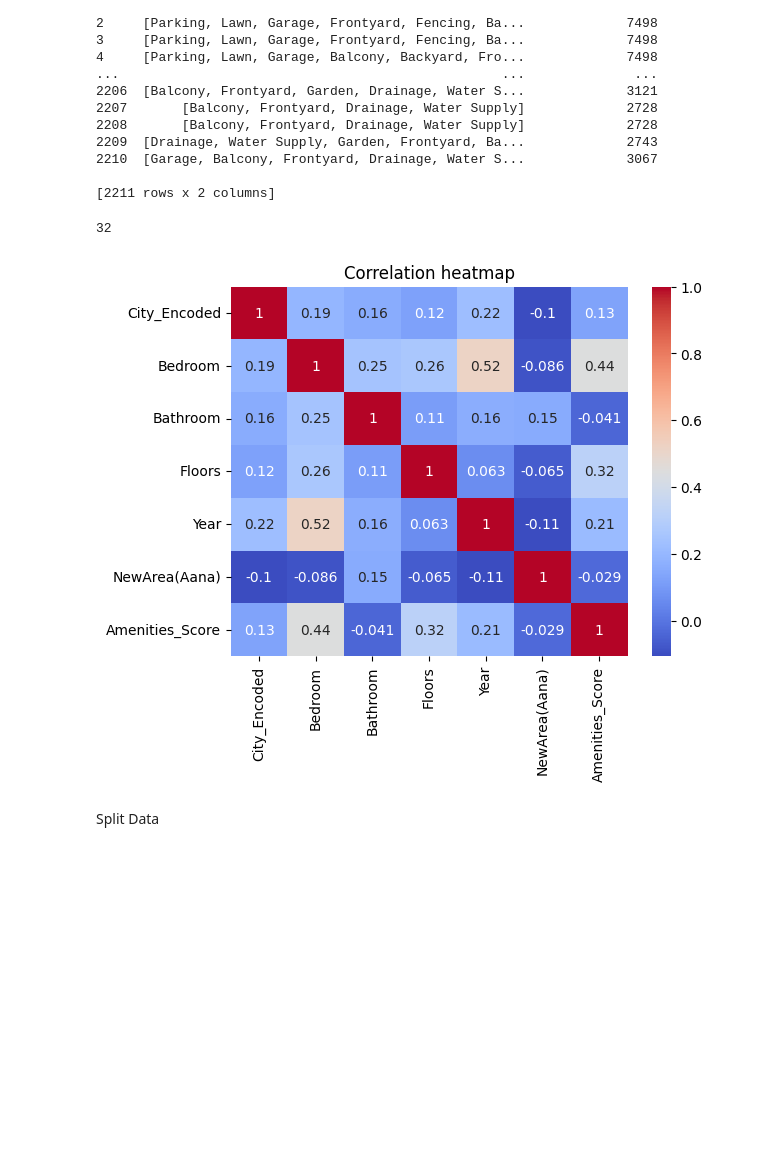
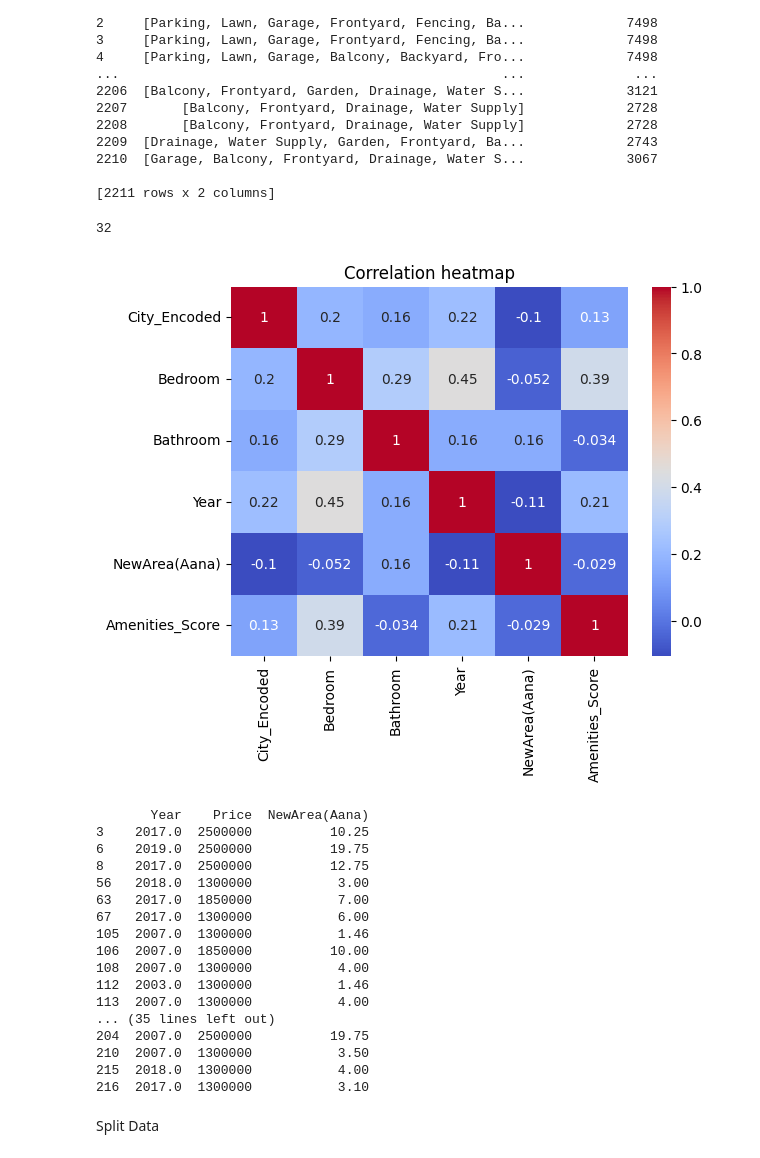
Before and after one commit to Swoyesh/House_Price_Predictor, a Jupyter notebook: housing.ipynb, the cells around one changed output. Cells and saved outputs as stored; diff of their text form; code cells hidden in the pictures; blank space fills up the shorter version.

```diff
--- a/housing.ipynb
+++ b/housing.ipynb
@@ -1068,7 +1058,7 @@ Pokhara
 # %%
 cleanData.loc[cleanData['Price'] <= 8000000, 'Bedroom'] = 1
 new_bedroom_pokhara = cleanData[(cleanData['City'] == "Pokhara") & (cleanData['Price'] == 64300000)]['Bedroom'].max()
-cleanData.loc[cleanData['Bedroom'] >= new_bedroom_pokhara, 'Bedroom'] = new_bedroom_pokhara
+cleanData.loc[(cleanData['Bedroom'] >= new_bedroom_pokhara) & (cleanData['City'] == "Pokhara"), 'Bedroom'] = new_bedroom_pokhara
 # %% [markdown]
 Bhaktapur
 # %%
@@ -1081,6 +1071,8 @@ chitwan_bedroom = cleanData[cleanData['City'] == "Chitwan"]['Bedroom'].max()
 print(cleanData[(cleanData['City'] == "Chitwan") & (cleanData['Bedroom'] == 9)][['Price', 'Year', 'Bathroom']])
 
 cleanData.loc[(cleanData['City'] == 'Chitwan') & (cleanData['Bedroom'] == 9) & (cleanData['Year'] > 2019.0), 'Bedroom'] = 4
+
+cleanData.loc[(cleanData['City'] == "Butwal") & (cleanData['Bedroom'] > bed_q3), 'Price'] = price_q3
 # %% [output]
 Empty DataFrame
 Columns: [Price, Year, Bathroom]
@@ -1087,0 +1082,3 @@ Index: []
+# %%
+cleanData.loc[(cleanData['City'] == "Butwal") & (cleanData['Bedroom'] > bed_q3), 'Price'] = price_q3
+cleanData.loc[cleanData['City'] == "Butwal"][['Price', 'Bedroom', 'Bathroom', 'Price', 'Year', 'NewArea(Aana)']]
@@ -1246,3 +1250,9 @@ dropped_year = cleanData.dropna(subset='Year')
+# %%
+dropped_year = cleanData.dropna(subset='Year')
+
+cleanData.loc[(cleanData['Year'] < year_q1_available) & (cleanData['NewArea(Aana)'] > farea_q3) & (cleanData['Price'] > price_lower), 'Price'] = price_lower
+cleanData.loc[(cleanData['Year'] < year_q1_available) & (cleanData['NewArea(Aana)'] <= farea_q3) & (cleanData['NewArea(Aana)'] > farea_md) & (cleanData['Price'] > price_lower), 'Price'] = price_lowerer
+cleanData.loc[(cleanData['Year'] < year_q1_available) & (cleanData['NewArea(Aana)'] <= farea_md) & (cleanData['Price'] > price_lower), 'Price'] = price_q1
 # %% [markdown]
 ## Visualization
 # %% [markdown]
@@ -1562,16 +1573,35 @@ Counter({'Water Supply': 877, 'Drainage': 800, 'Balcony': 777, 'Water Tank': 726
 [2211 rows x 2 columns]
 # %%
 print(len(cleanData['City'].unique()))
-features_cleanData = cleanData[['City_Encoded', 'Bedroom', 'Bathroom', 'Floors', 'Year', 'NewArea(Aana)', 'Amenities_Score']]
+features_cleanData = cleanData[['City_Encoded', 'Bedroom', 'Bathroom', 'Year', 'NewArea(Aana)', 'Amenities_Score']]
 
 corr_matrix = features_cleanData.corr()
 
 sns.heatmap(corr_matrix, annot=True, cmap='coolwarm')
 plt.title("Correlation heatmap")
 plt.show()
+
+print(cleanData[cleanData['Year'] < 2020][['Year', 'Price', 'NewArea(Aana)']].head(50))
 # %% [output]
 32
-[figure, old version]
+[figure, new version]
+       Year    Price  NewArea(Aana)
+3    2017.0  2500000          10.25
+6    2019.0  2500000          19.75
+8    2017.0  2500000          12.75
+56   2018.0  1300000           3.00
+63   2017.0  1850000           7.00
+67   2017.0  1300000           6.00
+105  2007.0  1300000           1.46
+106  2007.0  1850000          10.00
+108  2007.0  1300000           4.00
+112  2003.0  1300000           1.46
+113  2007.0  1300000           4.00
+... (35 lines left out)
+204  2007.0  2500000          19.75
+210  2007.0  1300000           3.50
+215  2018.0  1300000           4.00
+216  2017.0  1300000           3.10
 # %% [markdown]
 Split Data
 # %%
```
Also changed, not shown: parts of 34 cells of this notebook, 4 other files.
